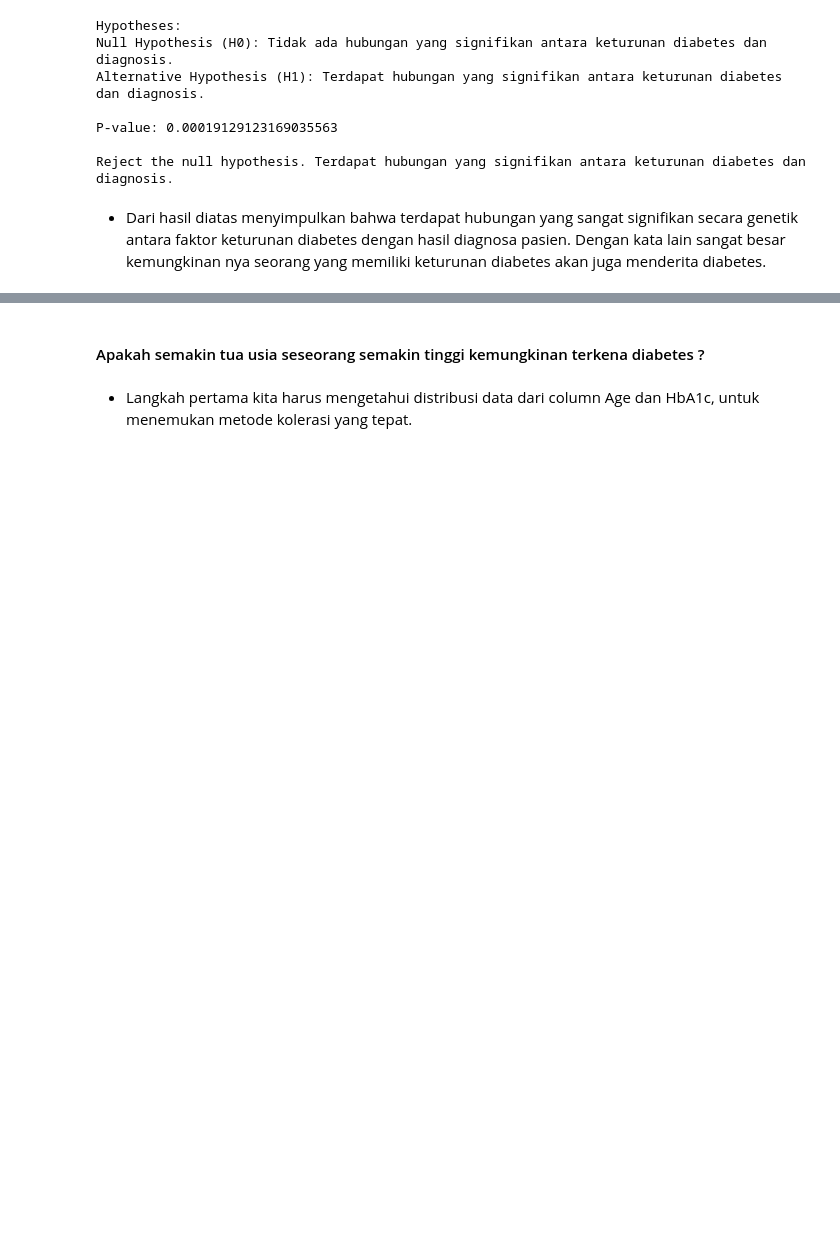
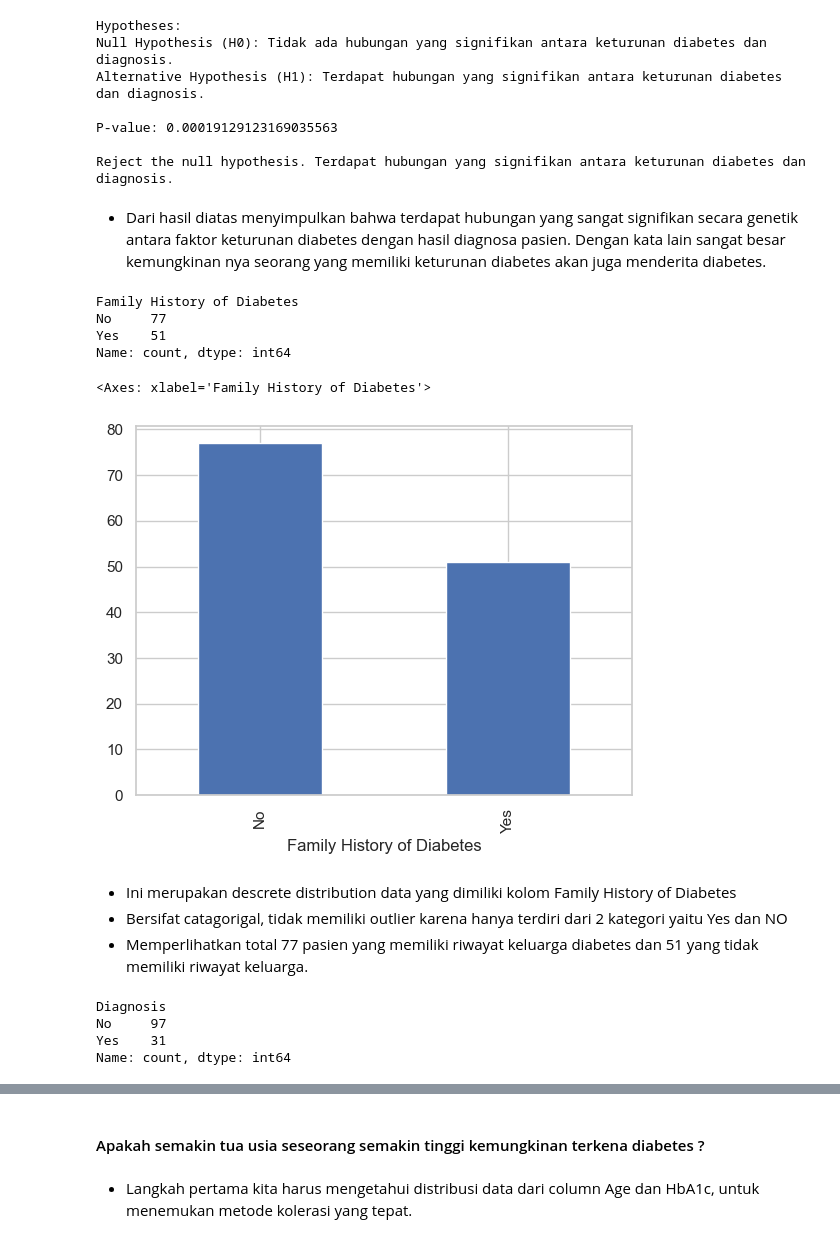
Before and after one commit to CODA-Assignment-Bay/p1-coda001-rmt-m2-mirzasjarief, a Jupyter notebook: P1M2_Mirza Sjarief.ipynb, the cells around one changed output, grey strips where cells are left out. Saved outputs shown, nothing was run; the diff lists cells and outputs as text; code cells hidden in the pictures; blank space fills up the shorter version.

```diff
--- a/P1M2_Mirza Sjarief.ipynb
+++ b/P1M2_Mirza Sjarief.ipynb
@@ -298,3 +310,26 @@ P-value: 0.00019129123169035563
 Reject the null hypothesis. Terdapat hubungan yang signifikan antara keturunan diabetes dan diagnosis.
 # %% [markdown]
 - Dari hasil diatas menyimpulkan bahwa terdapat hubungan yang sangat signifikan secara genetik antara faktor keturunan diabetes dengan hasil diagnosa pasien. Dengan kata lain sangat besar kemungkinan nya seorang yang memiliki keturunan diabetes akan juga menderita diabetes.
+# %%
+df['Family History of Diabetes'].value_counts()
+# %% [output]
+Family History of Diabetes
+No     77
+Yes    51
+Name: count, dtype: int64
+# %%
+df['Family History of Diabetes'].value_counts().sort_index().plot(kind='bar')
+# %% [output]
+<Axes: xlabel='Family History of Diabetes'>
+[figure, added]
+# %% [markdown]
+- Ini merupakan descrete distribution data yang dimiliki kolom Family History of Diabetes
+- Bersifat catagorigal, tidak memiliki outlier karena hanya terdiri dari 2 kategori yaitu Yes dan NO
+- Memperlihatkan total 77 pasien yang memiliki riwayat keluarga diabetes dan 51 yang tidak memiliki riwayat keluarga.
+# %%
+df['Diagnosis'].value_counts()
+# %% [output]
+Diagnosis
+No     97
+Yes    31
+Name: count, dtype: int64
```
Also changed, not shown: parts of 23 cells of this notebook.
